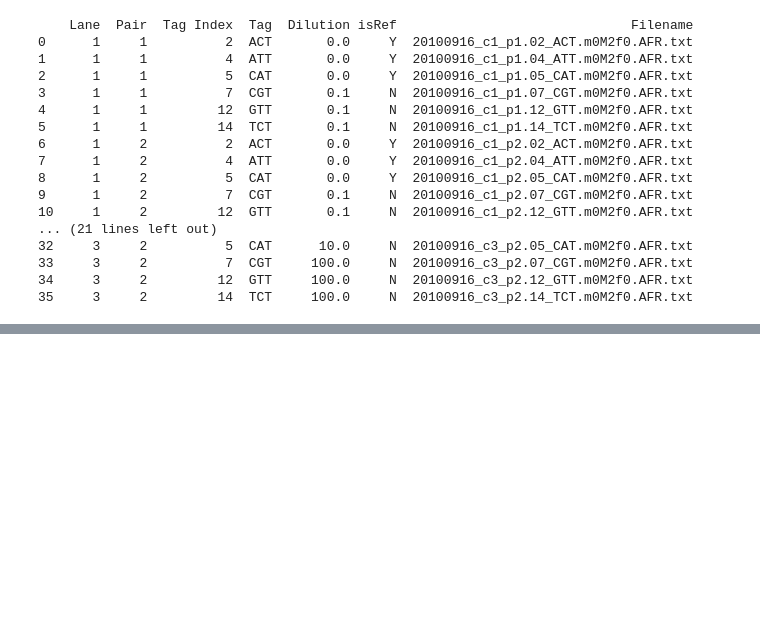
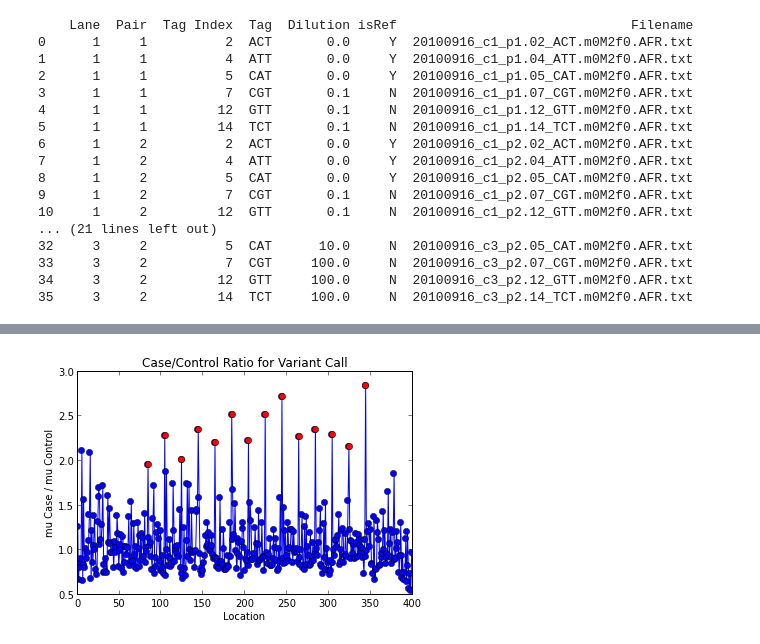
Before and after one commit to fzhangcode/rvd, a Jupyter notebook: results/2013-02-24 Test Synthetic DNA/Test Synthetic DNA Notebook.ipynb, the cells around one changed output, grey strips where cells are left out. Drawn from its saved outputs; the diff is of its cells as text; code cells hidden in the pictures; blank space fills up the shorter version.

```diff
--- a/results/2013-02-24 Test Synthetic DNA/Test Synthetic DNA Notebook.ipynb
+++ b/results/2013-02-24 Test Synthetic DNA/Test Synthetic DNA Notebook.ipynb
@@ -148 +126,14 @@ tpLoc = np.arange(85,346,20)
+# %%
+muControl = np.array(np.median(muControl_s, 1))
+muCase = np.median(muCase_s,1)
+mu0 = (phiCase['mu0'] + phiControl['mu0'])/2
+
+plt.plot(roi, muCase/muControl, marker='o')
+plt.plot(tpLoc, muCase[tpLoc-1]/muControl[tpLoc-1], color='r', marker='o', linestyle='None')
+plt.xlabel('Location')
+plt.ylabel('mu Case / mu Control')
+plt.title('Case/Control Ratio for Variant Call')
+plt.savefig("case-control.pdf")
+# %% [output]
+[figure, added]
 # %%
```
Also changed, not shown: parts of 13 cells of this notebook, 8 other files.
